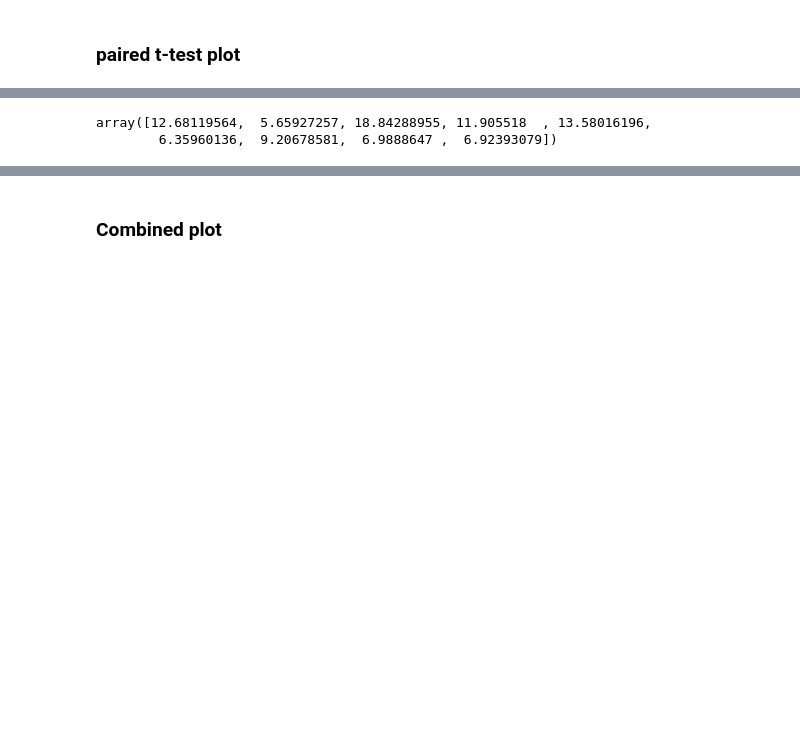
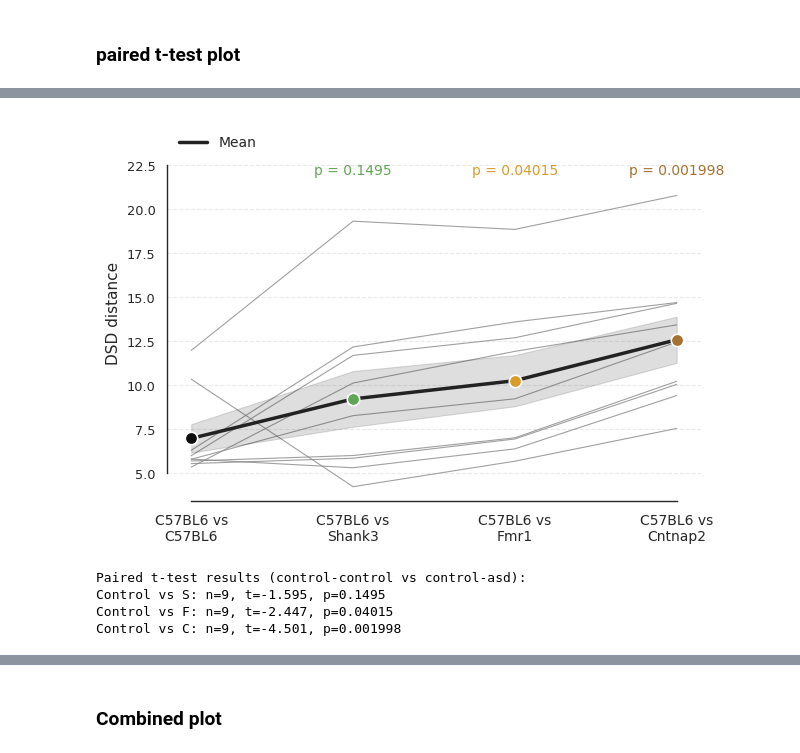
Before and after one commit to brunaafl/ShapeMetrics, a Jupyter notebook: ibl_autism/neural_genotype.ipynb, the cells around one changed output, grey strips where cells are left out. Cells and saved outputs as stored; diff of their text form; code cells hidden in the pictures; blank space fills up the shorter version.

```diff
--- a/ibl_autism/neural_genotype.ipynb
+++ b/ibl_autism/neural_genotype.ipynb
@@ -1061,5 +955,39 @@ Control vs C: n=9, t=-5.198, p=0.0008249
 # %%
-control_vs_F.mean(axis=1)
+# get the neural distances and compute:
+# 1. distance matrix within control (mean for each control subject to each other control subject)
+# 2. distance matrix between each control and each other genotype (so, each control and the average distance between subjects of a genotype)
+# 3. now you have #ControlSubjects references and 4 variations
+
+def within_distance(dist_matrix, labels, genotype):
+    mask_g = labels == genotype
+    within = dist_matrix[np.ix_(mask_g, mask_g)]
+    np.fill_diagonal(within, np.nan)
+    return within
+
+def across_distance(dist_matrix, labels, g1, g2):
+    mask_g1 = labels == g1
+    mask_g2 = labels == g2
+    return dist_matrix[np.ix_(mask_g1, mask_g2)]
+
+# Get mean distances for each control (first dimension) subject
+control = np.nanmean(within_distance(dist_neural, labels_arr, 'N'), axis=1)
+control_vs_F = across_distance(dist_neural, labels_arr, 'N', 'F').mean(axis=1)
+control_vs_C = across_distance(dist_neural, labels_arr, 'N', 'C').mean(axis=1)
+control_vs_S = across_distance(dist_neural, labels_arr, 'N', 'S').mean(axis=1)
+
+# create a dataframe for plotting
+df_control_distances = pd.DataFrame({
+    'control_subject': np.arange(len(control)),
+    'Within control': control,
+    'Control vs S': control_vs_S,
+    'Control vs F': control_vs_F,
+    'Control vs C': control_vs_C,
+})
+
+plot_control_distances(df_control_distances) # Control vs others
 # %% [output]
+[figure, added]
-array([12.68119564,  5.65927257, 18.84288955, 11.905518  , 13.58016196,
-        6.35960136,  9.20678581,  6.9888647 ,  6.92393079])
+Paired t-test results (control-control vs control-asd):
+Control vs S: n=9, t=-1.595, p=0.1495
+Control vs F: n=9, t=-2.447, p=0.04015
+Control vs C: n=9, t=-4.501, p=0.001998
```
Also changed, not shown: parts of 11 cells of this notebook, 3 other files.
